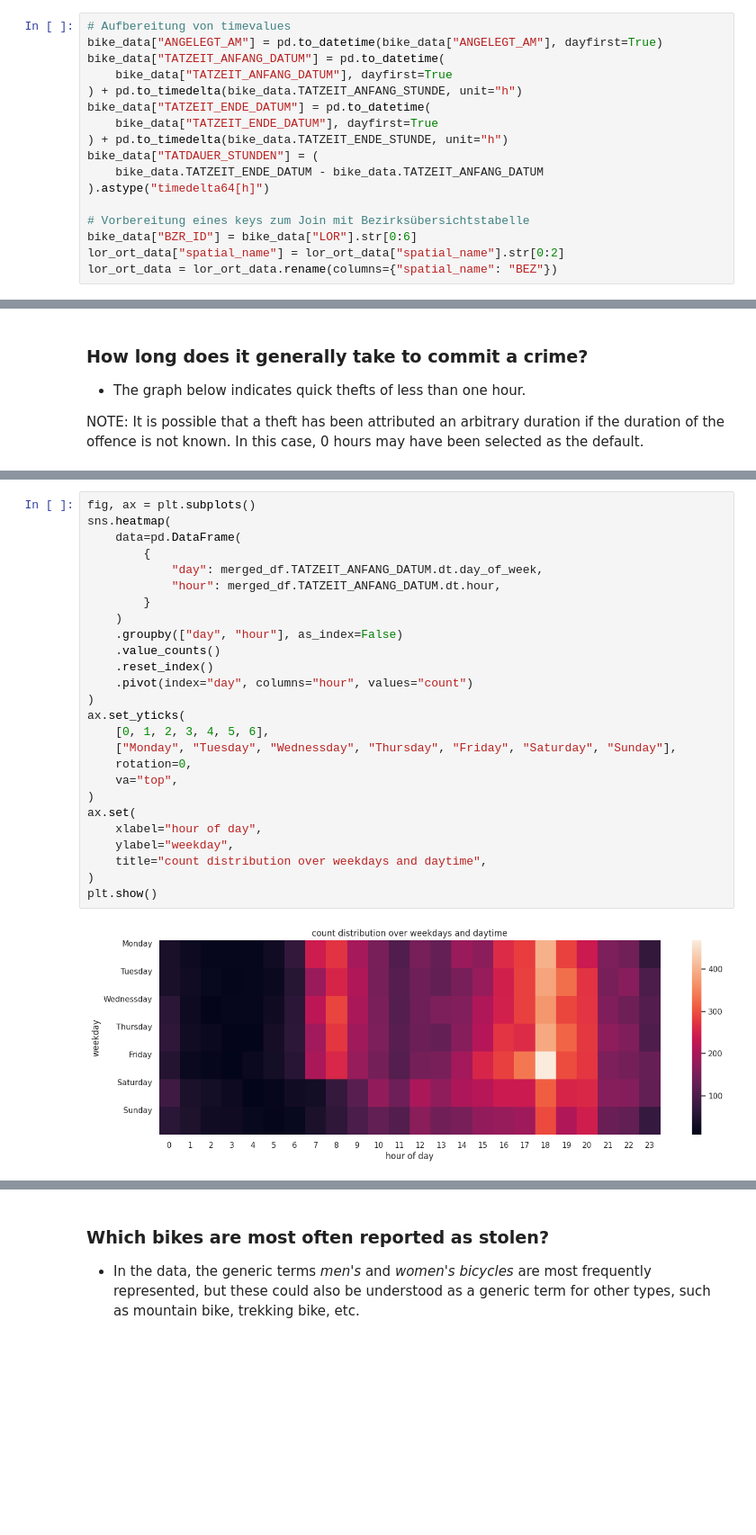
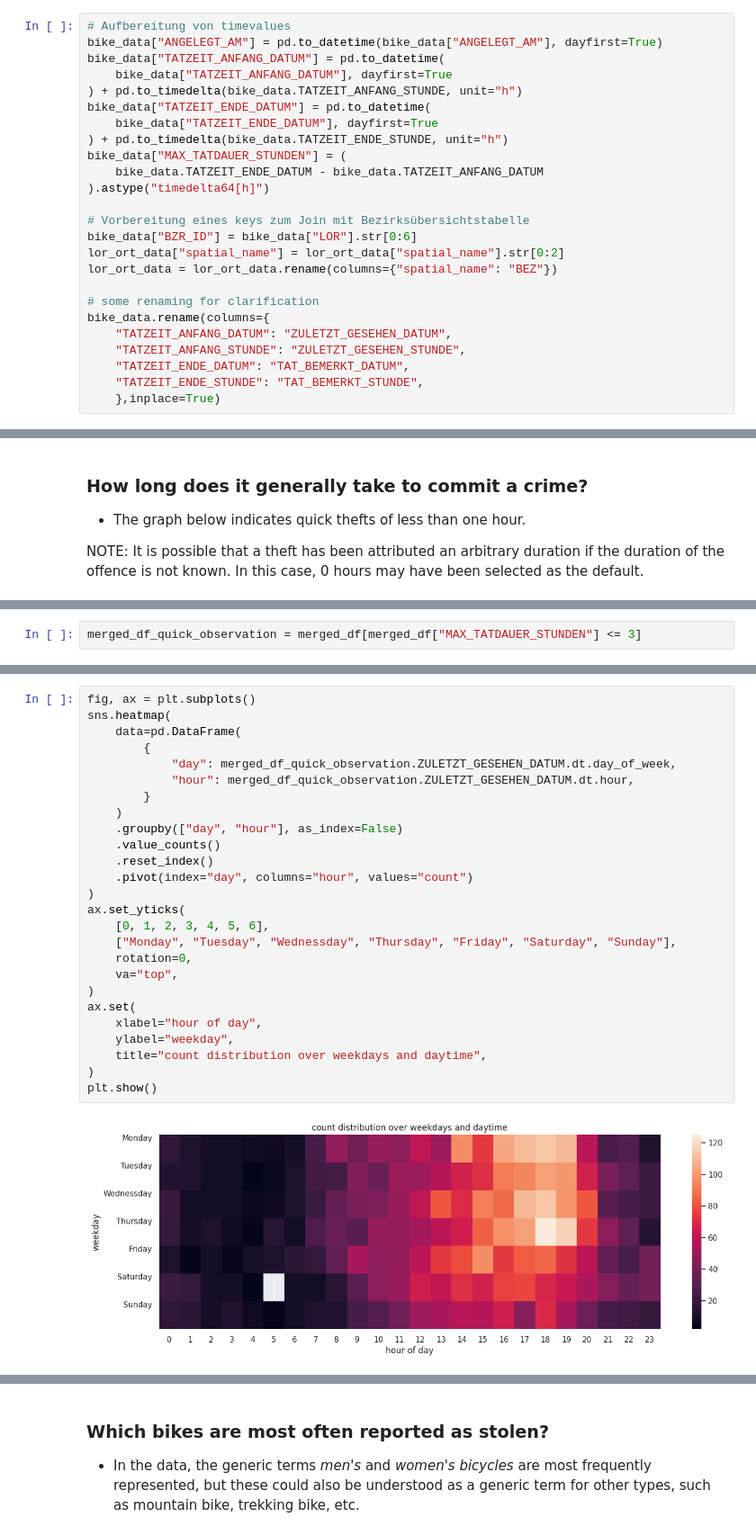
Before and after one commit to adrian-baumann/application_challenge, a Jupyter notebook: exploration.ipynb, the cells around one changed output, grey strips where cells are left out. Shown: that part at 90% size. Cells and saved outputs as stored; diff of their text form; blank space fills up the shorter version.

```diff
--- a/exploration.ipynb
+++ b/exploration.ipynb
@@ -70,7 +70,7 @@ bike_data["TATZEIT_ANFANG_DATUM"] = pd.to_datetime(
 bike_data["TATZEIT_ENDE_DATUM"] = pd.to_datetime(
     bike_data["TATZEIT_ENDE_DATUM"], dayfirst=True
 ) + pd.to_timedelta(bike_data.TATZEIT_ENDE_STUNDE, unit="h")
-bike_data["TATDAUER_STUNDEN"] = (
+bike_data["MAX_TATDAUER_STUNDEN"] = (
     bike_data.TATZEIT_ENDE_DATUM - bike_data.TATZEIT_ANFANG_DATUM
 ).astype("timedelta64[h]")
 
@@ -78,6 +78,14 @@ bike_data["TATDAUER_STUNDEN"] = (
 bike_data["BZR_ID"] = bike_data["LOR"].str[0:6]
 lor_ort_data["spatial_name"] = lor_ort_data["spatial_name"].str[0:2]
 lor_ort_data = lor_ort_data.rename(columns={"spatial_name": "BEZ"})
+
+# some renaming for clarification
+bike_data.rename(columns={
+    "TATZEIT_ANFANG_DATUM": "ZULETZT_GESEHEN_DATUM",
+    "TATZEIT_ANFANG_STUNDE": "ZULETZT_GESEHEN_STUNDE",
+    "TATZEIT_ENDE_DATUM": "TAT_BEMERKT_DATUM",
+    "TATZEIT_ENDE_STUNDE": "TAT_BEMERKT_STUNDE",
+    },inplace=True)
 # %%
 # bike_data.info()
 # lor_ort_data.info()
@@ -280,3 +293,5 @@ plt.show()
+# %%
+merged_df_quick_observation = merged_df[merged_df["MAX_TATDAUER_STUNDEN"] <= 3]
 # %% [markdown]
 ### When do thefts generally take place?
 - The most frequent thefts take place between
@@ -322,29 +357,29 @@ plt.show()
 # %%
 fig, ax = plt.subplots()
 sns.heatmap(
     data=pd.DataFrame(
         {
-            "day": merged_df.TATZEIT_ANFANG_DATUM.dt.day_of_week,
-            "hour": merged_df.TATZEIT_ANFANG_DATUM.dt.hour,
+            "day": merged_df_quick_observation.ZULETZT_GESEHEN_DATUM.dt.day_of_week,
+            "hour": merged_df_quick_observation.ZULETZT_GESEHEN_DATUM.dt.hour,
         }
     )
     .groupby(["day", "hour"], as_index=False)
     .value_counts()
     .reset_index()
     .pivot(index="day", columns="hour", values="count")
 )
 ax.set_yticks(
     [0, 1, 2, 3, 4, 5, 6],
     ["Monday", "Tuesday", "Wednessday", "Thursday", "Friday", "Saturday", "Sunday"],
     rotation=0,
     va="top",
 )
 ax.set(
     xlabel="hour of day",
     ylabel="weekday",
     title="count distribution over weekdays and daytime",
 )
 plt.show()
 # %% [output]
-[figure, old version]
+[figure, new version]
 # %%
```
Also changed, not shown: parts of 13 cells of this notebook, 1 other file.
